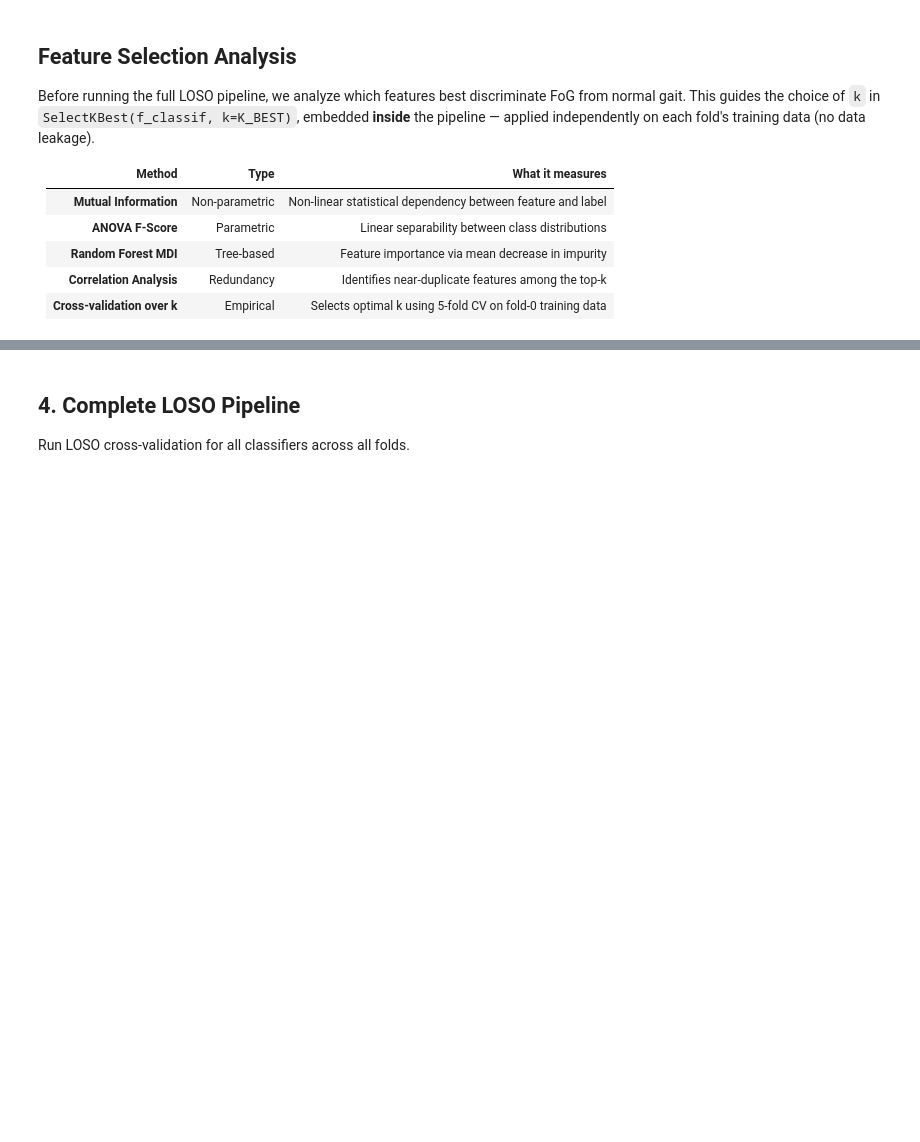
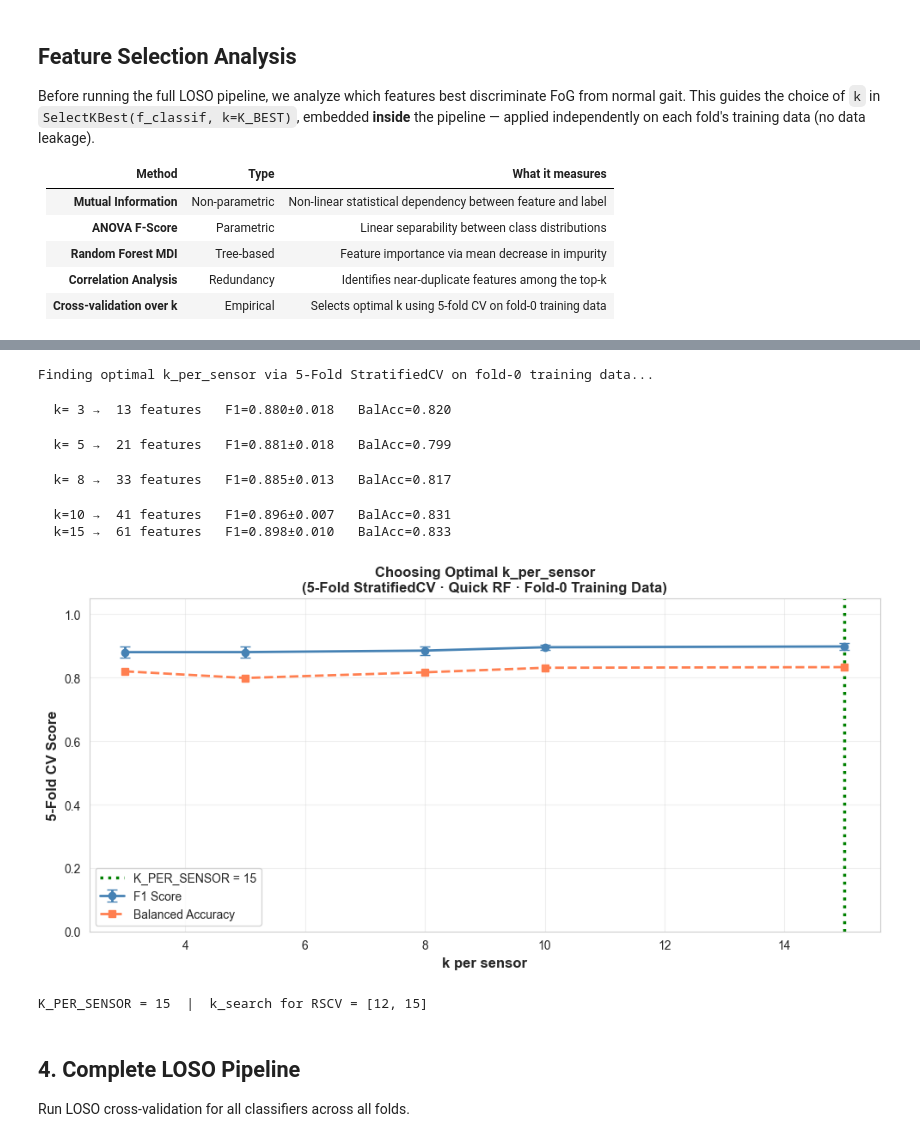
Before and after one commit to DavidPerez007/freezing_of_gait_detection, a Jupyter notebook: notebooks/charite_dataset/04_loso_pipeline_and_training.ipynb, the cells around one changed output, grey strips where cells are left out. Saved outputs shown, nothing was run; the diff lists cells and outputs as text; code cells hidden in the pictures; blank space fills up the shorter version.

Commit message:
feat: added best hyperparameter and features configuration per sensor

```diff
--- a/notebooks/charite_dataset/04_loso_pipeline_and_training.ipynb
+++ b/notebooks/charite_dataset/04_loso_pipeline_and_training.ipynb
@@ -529,7 +628,7 @@ for k_s in k_candidates:
     pipe_k = ImbPipeline([
         ('selector', SensorSelectKBest(sensor_col_map=sensor_col_map, k_per_sensor=k_s)),
         ('imputer',  KNNImputer(n_neighbors=5)),
-        ('adasyn',   ADASYN(random_state=42, n_neighbors=5)),
+        ('adasyn',   ADASYN(random_state=42, n_neighbors=5, sampling_strategy='auto')),
         ('clf',      rf_quick),
     ])
     f1_cv  = cross_val_score(pipe_k, X_tr0_raw, y_tr0, cv=cv5, scoring='f1', n_jobs=-1)
@@ -542,33 +641,42 @@ for k_s in k_candidates:
     print(f"  k={k_s:2d} → {n_sel:3d} features   "
           f"F1={f1_cv.mean():.3f}±{f1_cv.std():.3f}   BalAcc={bal_cv.mean():.3f}")
 
 cv_df = pd.DataFrame(cv_results)
 K_PER_SENSOR = int(cv_df.loc[cv_df['f1_mean'].idxmax(), 'k_per_sensor'])
 
 # Search range for RSCV tuning (neighbours of K_PER_SENSOR)
 k_search = sorted(set([max(3, K_PER_SENSOR - 3), K_PER_SENSOR,
                         min(15, K_PER_SENSOR + 5)]))
 
 fig, ax = plt.subplots(figsize=(10, 5))
 ax.errorbar([r['k_per_sensor'] for r in cv_results], [r['f1_mean'] for r in cv_results],
             yerr=[r['f1_std'] for r in cv_results],
             fmt='o-', color='steelblue', capsize=4, linewidth=2, label='F1 Score')
 ax.errorbar([r['k_per_sensor'] for r in cv_results], [r['bal_mean'] for r in cv_results],
             fmt='s--', color='coral', capsize=4, linewidth=2, label='Balanced Accuracy')
 ax.axvline(x=K_PER_SENSOR, color='green', linestyle=':', linewidth=2.5,
            label=f'K_PER_SENSOR = {K_PER_SENSOR}')
 ax.set_xlabel('k per sensor', fontsize=12, fontweight='bold')
 ax.set_ylabel('5-Fold CV Score', fontsize=12, fontweight='bold')
 ax.set_title('Choosing Optimal k_per_sensor\n'
              '(5-Fold StratifiedCV · Quick RF · Fold-0 Training Data)',
              fontsize=12, fontweight='bold')
 ax.legend()
 ax.grid(alpha=0.3)
 ax.set_ylim([0, 1.05])
 plt.tight_layout()
 plt.show()
 
 print(f"\nK_PER_SENSOR = {K_PER_SENSOR}  |  k_search for RSCV = {k_search}")
+# %% [output]
+Finding optimal k_per_sensor via 5-Fold StratifiedCV on fold-0 training data...
+  k= 3 →  13 features   F1=0.880±0.018   BalAcc=0.820
+  k= 5 →  21 features   F1=0.881±0.018   BalAcc=0.799
+  k= 8 →  33 features   F1=0.885±0.013   BalAcc=0.817
+  k=10 →  41 features   F1=0.896±0.007   BalAcc=0.831
+  k=15 →  61 features   F1=0.898±0.010   BalAcc=0.833
+[figure, added]
+K_PER_SENSOR = 15  |  k_search for RSCV = [12, 15]
 # %% [markdown]
 ## 4. Complete LOSO Pipeline
 
```
Also changed, not shown: parts of 20 cells of this notebook, 12 other files.
